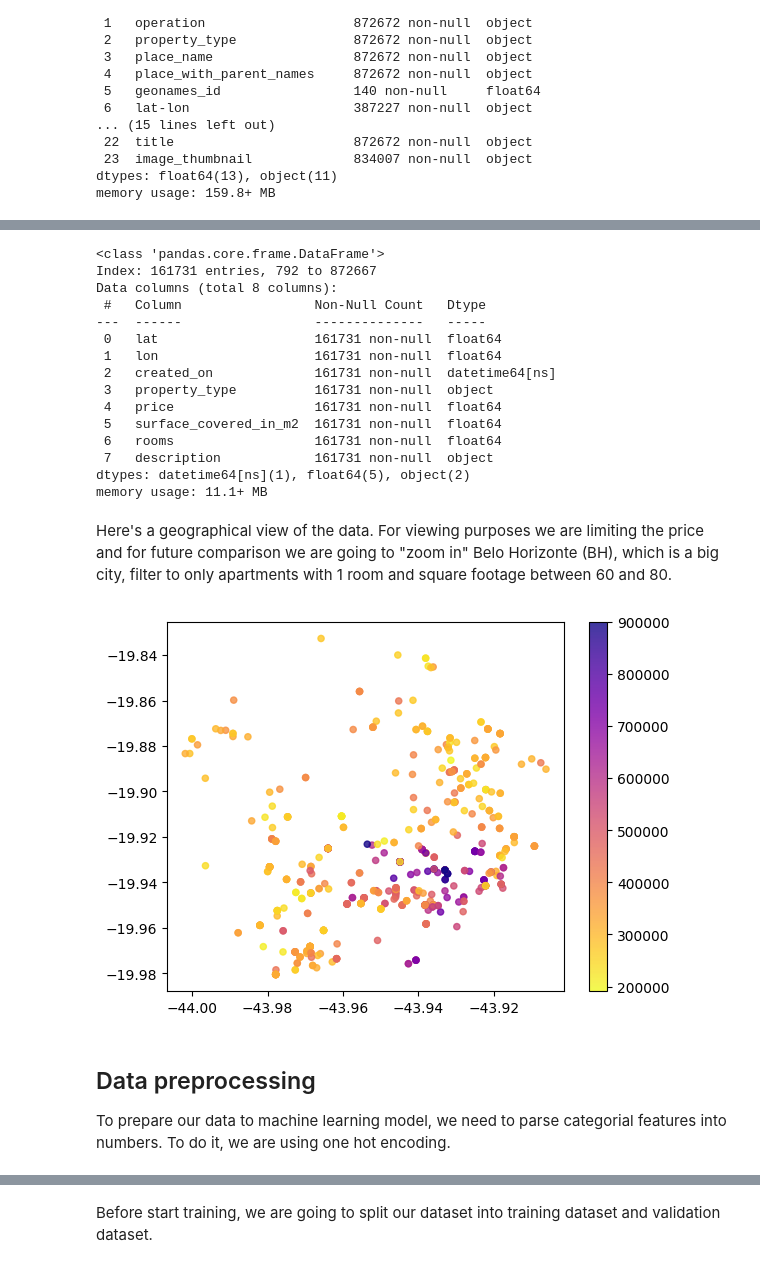
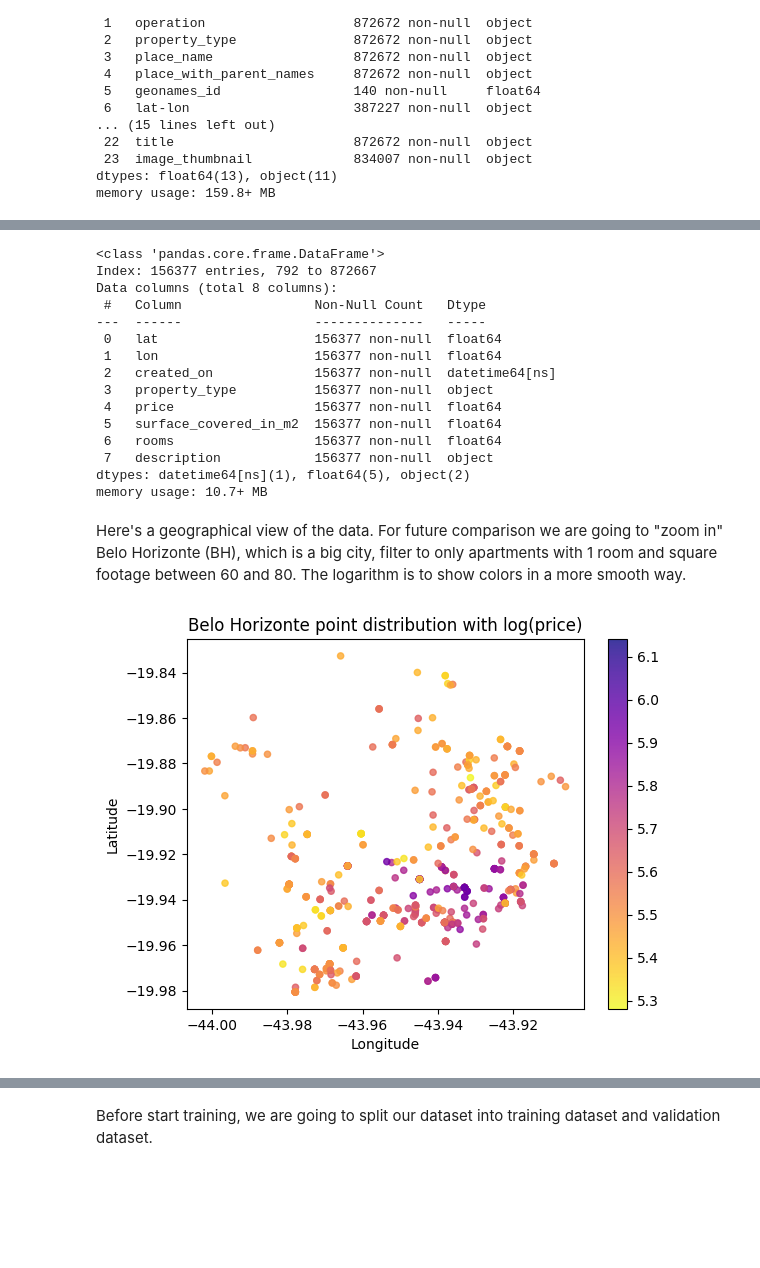
Before and after one commit to cl3t0/knn-spatial-boost, a Jupyter notebook: nbs/Brazil Real Estate Pricing/research.ipynb, the cells around one changed output, grey strips where cells are left out. Cells and saved outputs as stored; diff of their text form; code cells hidden in the pictures; blank space fills up the shorter version.

```diff
--- a/nbs/Brazil Real Estate Pricing/research.ipynb
+++ b/nbs/Brazil Real Estate Pricing/research.ipynb
@@ -83,0 +196,26 @@ memory usage: 159.8+ MB
+# %%
+df = raw_df[
+    raw_df.created_on.notnull()
+    & (raw_df.lat < -2)
+    & (raw_df.lon < -34)
+    & (raw_df.lon > -55)
+    & (raw_df.price > 0)
+    & (raw_df.rooms < 16)
+    & (raw_df.surface_covered_in_m2 > 0)
+    & (raw_df.surface_covered_in_m2 < 5000)
+    & (raw_df.currency == "BRL")
+    & ((raw_df.property_type == "apartment") | (raw_df.property_type == "house"))
+][
+    [
+        "lat",
+        "lon",
+        "created_on",
+        "property_type",
+        "price",
+        "surface_covered_in_m2",
+        "rooms",
+        "description",
+    ]
+]
+df.created_on = pd.to_datetime(df.created_on)
+df.head(3)
@@ -85,22 +228,22 @@ memory usage: 159.8+ MB
 df.info()
 # %% [output]
 <class 'pandas.core.frame.DataFrame'>
-Index: 161731 entries, 792 to 872667
+Index: 156377 entries, 792 to 872667
 Data columns (total 8 columns):
  #   Column                 Non-Null Count   Dtype
 ---  ------                 --------------   -----
- 0   lat                    161731 non-null  float64
- 1   lon                    161731 non-null  float64
- 2   created_on             161731 non-null  datetime64[ns]
- 3   property_type          161731 non-null  object
- 4   price                  161731 non-null  float64
- 5   surface_covered_in_m2  161731 non-null  float64
- 6   rooms                  161731 non-null  float64
- 7   description            161731 non-null  object
+ 0   lat                    156377 non-null  float64
+ 1   lon                    156377 non-null  float64
+ 2   created_on             156377 non-null  datetime64[ns]
+ 3   property_type          156377 non-null  object
+ 4   price                  156377 non-null  float64
+ 5   surface_covered_in_m2  156377 non-null  float64
+ 6   rooms                  156377 non-null  float64
+ 7   description            156377 non-null  object
 dtypes: datetime64[ns](1), float64(5), object(2)
-memory usage: 11.1+ MB
+memory usage: 10.7+ MB
 # %% [markdown]
-Here's a geographical view of the data. For viewing purposes we are limiting the price and for future comparison we are going to "zoom in" Belo Horizonte (BH), which is a big city, filter to only apartments with 1 room and square footage between 60 and 80.
+Here's a geographical view of the data. For future comparison we are going to "zoom in" Belo Horizonte (BH), which is a big city, filter to only apartments with 1 room and square footage between 60 and 80. The logarithm is to show colors in a more smooth way.
 # %%
 bh_lats = (-19.99491, -19.83163)
 bh_longs = (-44.02857, -43.90612)
@@ -108,28 +250,26 @@ price_limit = 900000
 # %%
 bh_df = df[
     (df.lat > bh_lats[0])
     & (df.lat < bh_lats[1])
     & (df.lon > bh_longs[0])
     & (df.lon < bh_longs[1])
     & (df.property_type == "apartment")
     & (df.surface_covered_in_m2 > 60)
     & (df.surface_covered_in_m2 < 80)
     & (df.rooms == 1)
 ]
-bh_df.loc[bh_df.price > price_limit, "price"] = price_limit
 plt.scatter(
     bh_df["lon"],
     bh_df["lat"],
     s=20,
-    c=bh_df["price"],
+    c=np.log10(bh_df["price"]),
     cmap="plasma_r",
-    alpha=0.8
+    alpha=0.8,
 )
 plt.colorbar()
+plt.title("Belo Horizonte point distribution with log(price)")
+plt.xlabel("Longitude")
+plt.ylabel("Latitude")
 plt.show()
 # %% [output]
-[figure, old version]
+[figure, new version]
-# %% [markdown]
-## Data preprocessing
-
-To prepare our data to machine learning model, we need to parse categorial features into numbers. To do it, we are using one hot encoding.
```
Also changed, not shown: parts of 56 cells of this notebook, 5 other files.
